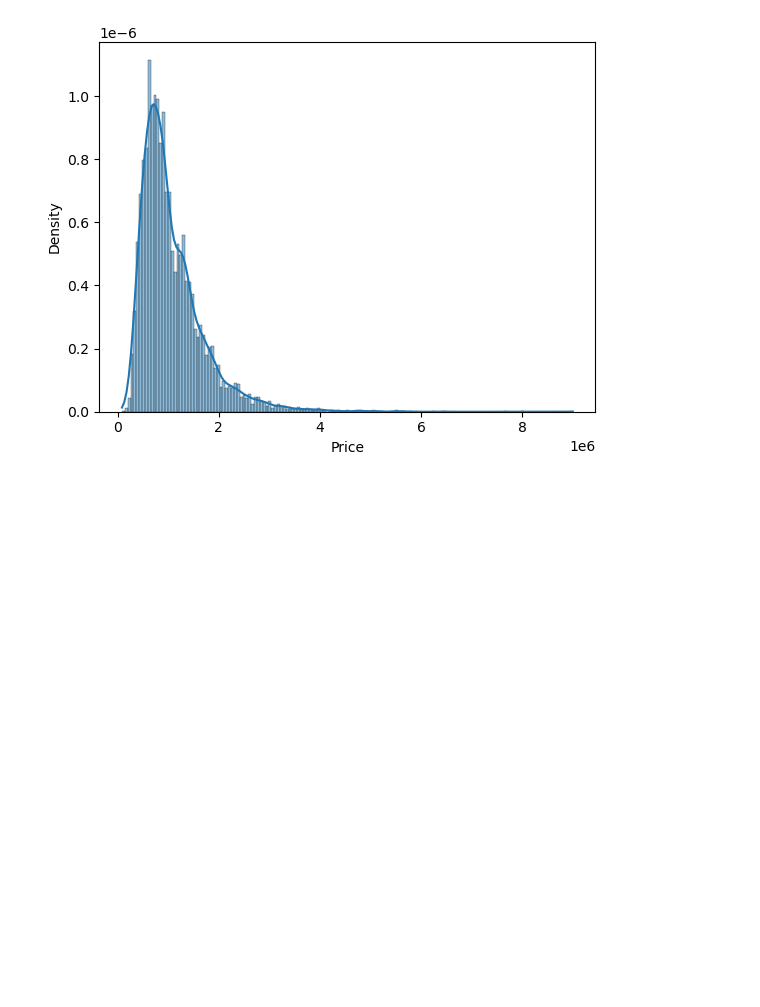
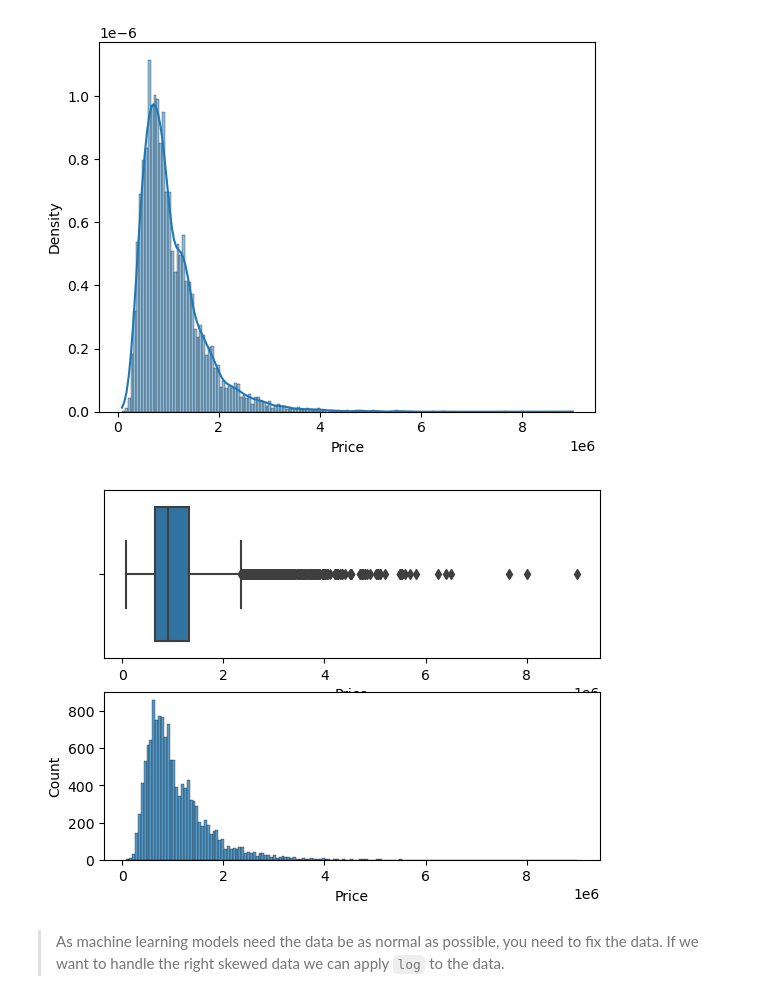
Before and after one commit to Abeermorshdy/Applied-Math, a Jupyter notebook: Statistics and probability/D3-stats.ipynb, the cells around one changed output. Drawn from its saved outputs; the diff is of its cells as text; code cells hidden in the pictures; blank space fills up the shorter version.

```diff
--- a/Statistics and probability/D3-stats.ipynb
+++ b/Statistics and probability/D3-stats.ipynb
@@ -87,3 +87,13 @@ sns.histplot(data = df , x = 'Price',kde='True', stat= 'density')
 # %% [output]
 <Axes: xlabel='Price', ylabel='Density'>
 [figure]
+# %%
+f , (ax_box,ax_hist)= plt.subplots(2)
+sns.boxplot(data = df , x ='Price',ax = ax_box)
+sns.histplot(data = df , x= 'Price' , ax = ax_hist)
+plt.show()
+# %% [output]
+[figure, added]
+# %% [markdown]
+> As machine learning models need the data be as normal as possible, you need to fix the data.
+> If we want to handle the right skewed data we can apply `log` to the data.
```
Also changed, not shown: parts of 25 cells of this notebook, 3 other files.
